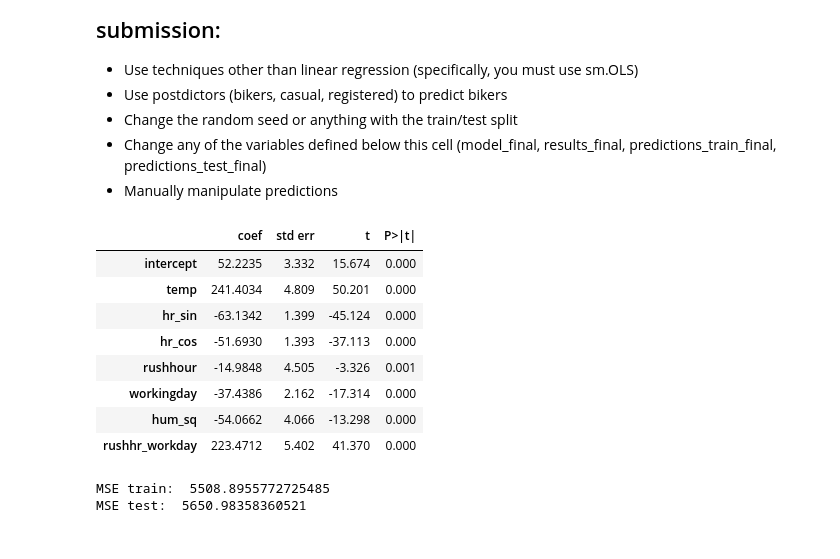
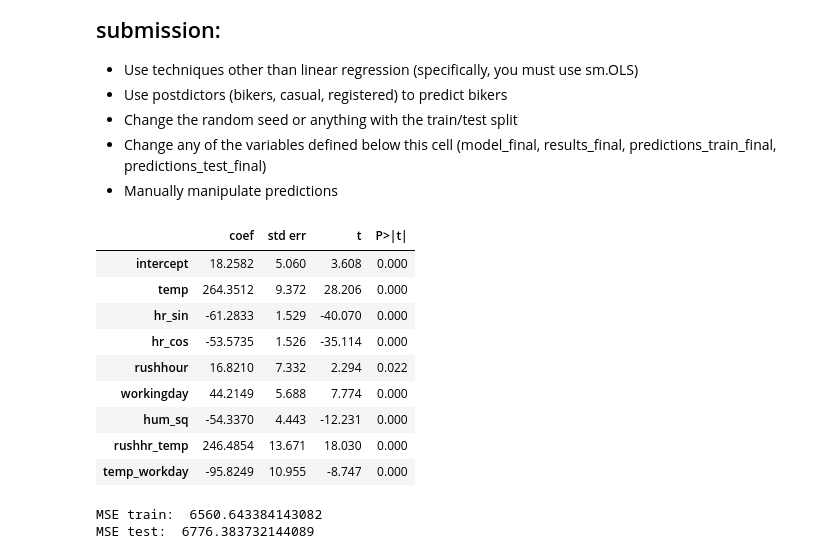
Before and after one commit to ehowells/code_2600, a Jupyter notebook: mod05_nonlinear.ipynb, the cells around one changed output. Cells and saved outputs as stored; diff of their text form; code cells hidden in the pictures.

```diff
--- a/mod05_nonlinear.ipynb
+++ b/mod05_nonlinear.ipynb
@@ -310,29 +310,41 @@ Test['hum_sq'] = Test['hum']**2
 X_train['hum_sq'] = X_train['hum']**2
 X_test['hum_sq'] = X_test['hum']**2
 
-Train['rushhr_workday'] = Train['rushhour'] * Train['workingday']
-Test['rushhr_workday'] = Test['rushhour'] * Test['workingday']
-X_train['rushhr_workday'] = X_train['rushhour'] * X_train['workingday']
-X_test['rushhr_workday'] = X_test['rushhour'] * X_test['workingday']
+Train['rushhr_temp'] = Train['rushhour'] * Train['temp']
+Test['rushhr_temp'] = Test['rushhour'] * Test['temp']
+X_train['rushhr_temp'] = X_train['rushhour'] * X_train['temp']
+X_test['rushhr_temp'] = X_test['rushhour'] * X_test['temp']
+
+Train['temp_workday'] = Train['temp'] * Train['workingday']
+Test['temp_workday'] = Test['temp'] * Test['workingday']
+X_train['temp_workday'] = X_train['temp'] * X_train['workingday']
+X_test['temp_workday'] = X_test['temp'] * X_test['workingday']
+
+# this makes the model much better, but the autograder accused me of overfitting
+# Train['rushhr_workday'] = Train['rushhour'] * Train['workingday']
+# Test['rushhr_workday'] = Test['rushhour'] * Test['workingday']
+# X_train['rushhr_workday'] = X_train['rushhour'] * X_train['workingday']
+# X_test['rushhr_workday'] = X_test['rushhour'] * X_test['workingday']
 # %%
 # Build your linear regression model here.
 vars_to_include = [
-    'intercept', 'temp', 'hr_sin', 'hr_cos', 'rushhour', 'workingday', 'hum_sq', 'rushhr_workday'
+    'intercept', 'temp', 'hr_sin', 'hr_cos', 'rushhour', 'workingday', 'hum_sq', 'rushhr_temp', 'temp_workday'
 ]
 
 model_final = sm.OLS(y_train, X_train[vars_to_include])
 results_final = model_final.fit()
 summarize(results_final)
 # %% [output]
 |  | coef | std err | t | P>|t| |
-| intercept | 52.2235 | 3.332 | 15.674 | 0.000 |
-| temp | 241.4034 | 4.809 | 50.201 | 0.000 |
-| hr_sin | -63.1342 | 1.399 | -45.124 | 0.000 |
-| hr_cos | -51.6930 | 1.393 | -37.113 | 0.000 |
-| rushhour | -14.9848 | 4.505 | -3.326 | 0.001 |
-| workingday | -37.4386 | 2.162 | -17.314 | 0.000 |
-| hum_sq | -54.0662 | 4.066 | -13.298 | 0.000 |
-| rushhr_workday | 223.4712 | 5.402 | 41.370 | 0.000 |
+| intercept | 18.2582 | 5.060 | 3.608 | 0.000 |
+| temp | 264.3512 | 9.372 | 28.206 | 0.000 |
+| hr_sin | -61.2833 | 1.529 | -40.070 | 0.000 |
+| hr_cos | -53.5735 | 1.526 | -35.114 | 0.000 |
+| rushhour | 16.8210 | 7.332 | 2.294 | 0.022 |
+| workingday | 44.2149 | 5.688 | 7.774 | 0.000 |
+| hum_sq | -54.3370 | 4.443 | -12.231 | 0.000 |
+| rushhr_temp | 246.4854 | 13.671 | 18.030 | 0.000 |
+| temp_workday | -95.8249 | 10.955 | -8.747 | 0.000 |
 # %%
 predictions_train_final = predict(X_train[vars_to_include], results_final)
 print('MSE train: ', mse(y_train, predictions_train_final))
@@ -340,8 +352,8 @@ print('MSE train: ', mse(y_train, predictions_train_final))
 predictions_test_final = predict(X_test[vars_to_include], results_final)
 print('MSE test: ', mse(y_test, predictions_test_final))
 # %% [output]
-MSE train:  5508.8955772725485
-MSE test:  5650.98358360521
+MSE train:  6560.643384143082
+MSE test:  6776.383732144089
 # %%
 plot_avg_actual_vs_predicted_by_feature(X=X_train,
                                         y=y_train,
```
Also changed, not shown: parts of 1 cell of this notebook.
